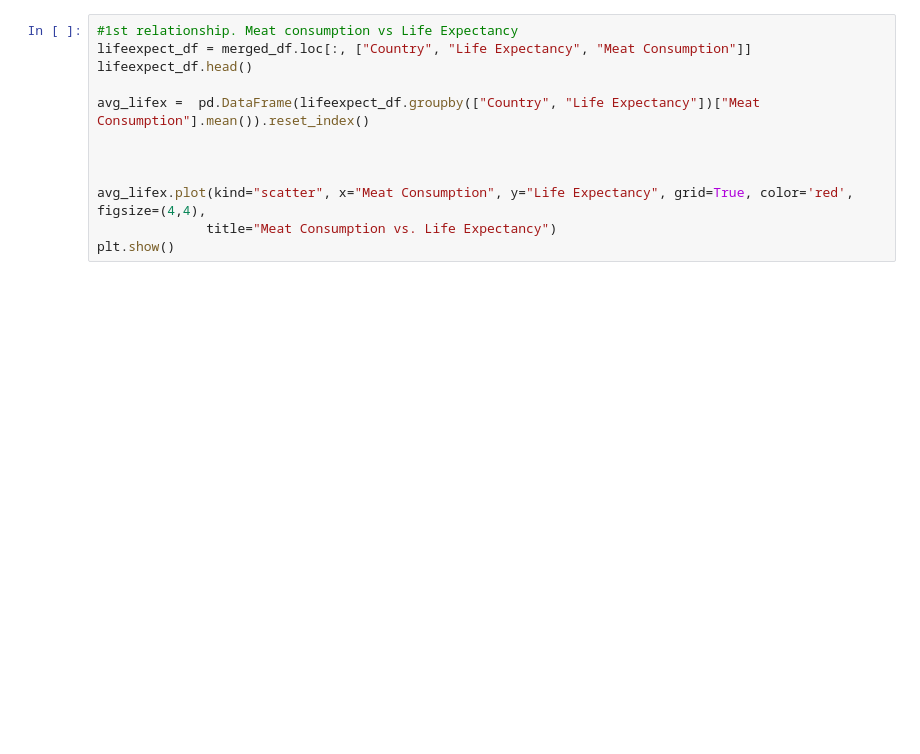
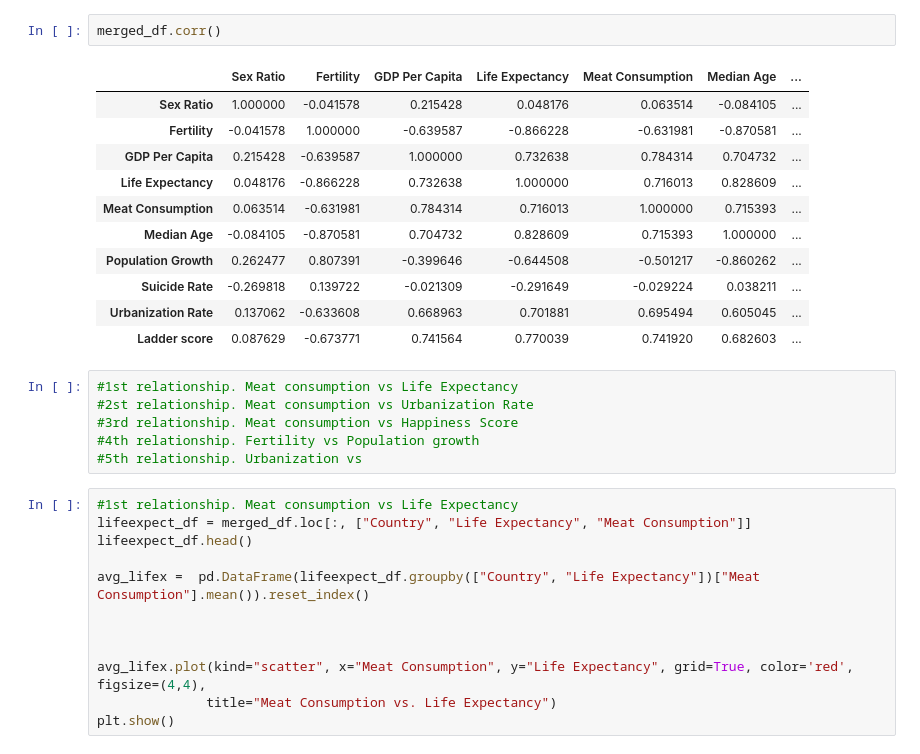
Before and after one commit to ermcgrew/bootcamp_project_one, a Jupyter notebook: data_analysis.ipynb, the cells around one changed output. Drawn from its saved outputs; the diff is of its cells as text; blank space fills up the shorter version.

```diff
--- a/data_analysis.ipynb
+++ b/data_analysis.ipynb
@@ -1,3 +247,23 @@
+# %%
+merged_df.corr()
+# %% [output]
+|  | Sex Ratio | Fertility | GDP Per Capita | Life Expectancy | Meat Consumption | Median Age | ... |
+| Sex Ratio | 1.000000 | -0.041578 | 0.215428 | 0.048176 | 0.063514 | -0.084105 | ... |
+| Fertility | -0.041578 | 1.000000 | -0.639587 | -0.866228 | -0.631981 | -0.870581 | ... |
+| GDP Per Capita | 0.215428 | -0.639587 | 1.000000 | 0.732638 | 0.784314 | 0.704732 | ... |
+| Life Expectancy | 0.048176 | -0.866228 | 0.732638 | 1.000000 | 0.716013 | 0.828609 | ... |
+| Meat Consumption | 0.063514 | -0.631981 | 0.784314 | 0.716013 | 1.000000 | 0.715393 | ... |
+| Median Age | -0.084105 | -0.870581 | 0.704732 | 0.828609 | 0.715393 | 1.000000 | ... |
+| Population Growth | 0.262477 | 0.807391 | -0.399646 | -0.644508 | -0.501217 | -0.860262 | ... |
+| Suicide Rate | -0.269818 | 0.139722 | -0.021309 | -0.291649 | -0.029224 | 0.038211 | ... |
+| Urbanization Rate | 0.137062 | -0.633608 | 0.668963 | 0.701881 | 0.695494 | 0.605045 | ... |
+| Ladder score | 0.087629 | -0.673771 | 0.741564 | 0.770039 | 0.741920 | 0.682603 | ... |
+# %%
+#1st relationship. Meat consumption vs Life Expectancy
+#2st relationship. Meat consumption vs Urbanization Rate
+#3rd relationship. Meat consumption vs Happiness Score
+#4th relationship. Fertility vs Population growth
+#5th relationship. Urbanization vs
 # %%
 #1st relationship. Meat consumption vs Life Expectancy
 lifeexpect_df = merged_df.loc[:, ["Country", "Life Expectancy", "Meat Consumption"]]
```
Also changed, not shown: parts of 20 cells of this notebook.
